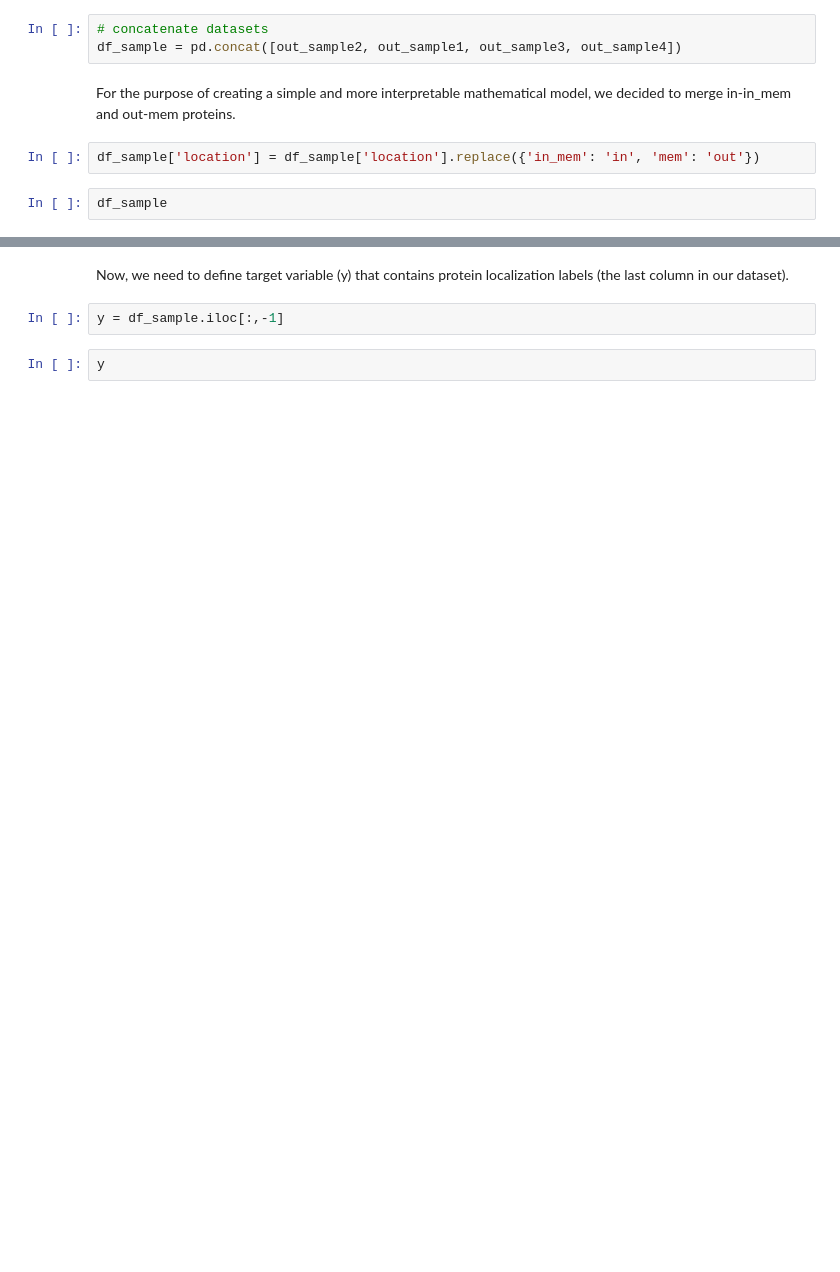
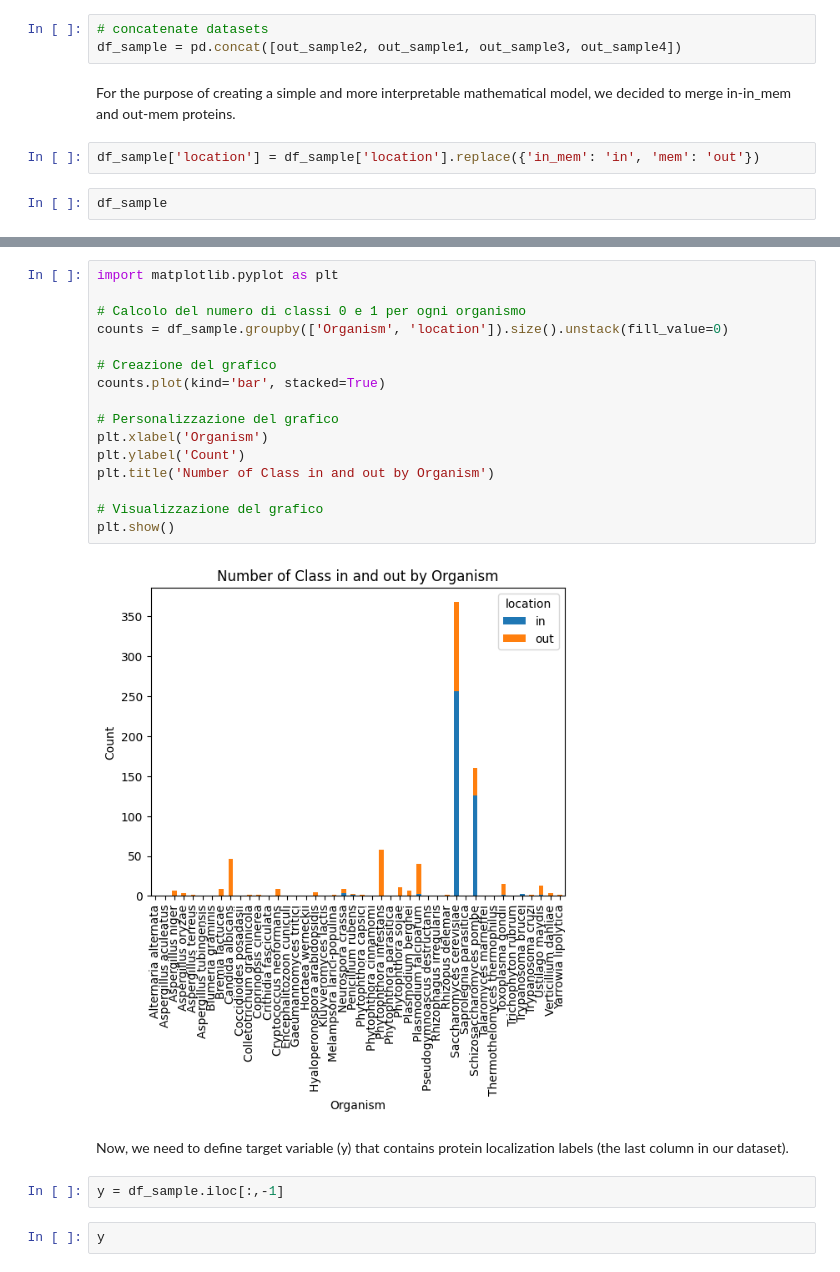
Before and after one commit to francescopatane96/eNERVE, a Jupyter notebook: tutorials&examples/tutorial_subcellular_predictor.ipynb, the cells around one changed output, grey strips where cells are left out. Drawn from its saved outputs; the diff is of its cells as text; blank space fills up the shorter version.

```diff
--- a/tutorials&examples/tutorial_subcellular_predictor.ipynb
+++ b/tutorials&examples/tutorial_subcellular_predictor.ipynb
@@ -322,3 +373,21 @@ Name: location, dtype: int64
+# %%
+import matplotlib.pyplot as plt
+
+# Calcolo del numero di classi 0 e 1 per ogni organismo
+counts = df_sample.groupby(['Organism', 'location']).size().unstack(fill_value=0)
+
+# Creazione del grafico
+counts.plot(kind='bar', stacked=True)
+
+# Personalizzazione del grafico
+plt.xlabel('Organism')
+plt.ylabel('Count')
+plt.title('Number of Class in and out by Organism')
+
+# Visualizzazione del grafico
+plt.show()
+# %% [output]
+[figure, added]
 # %% [markdown]
 Now, we need to define target variable (y) that contains protein localization labels (the last column in our dataset).
 # %%
```
Also changed, not shown: parts of 34 cells of this notebook.
